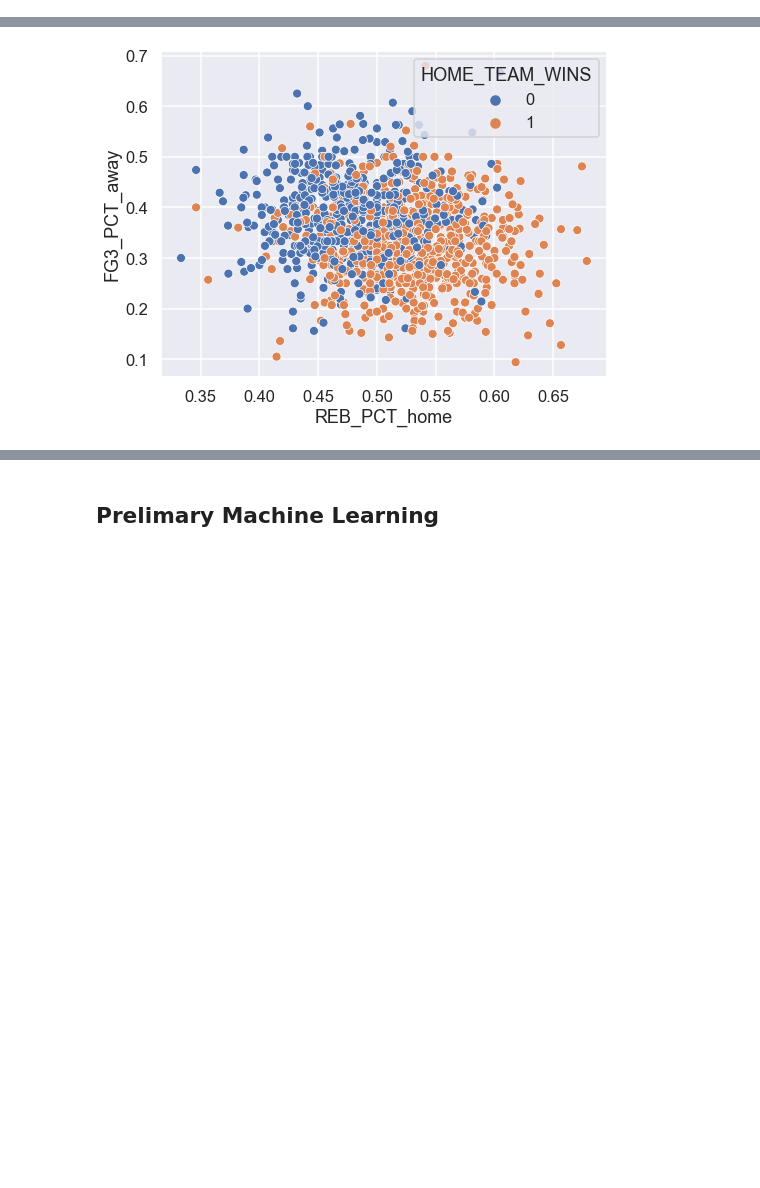
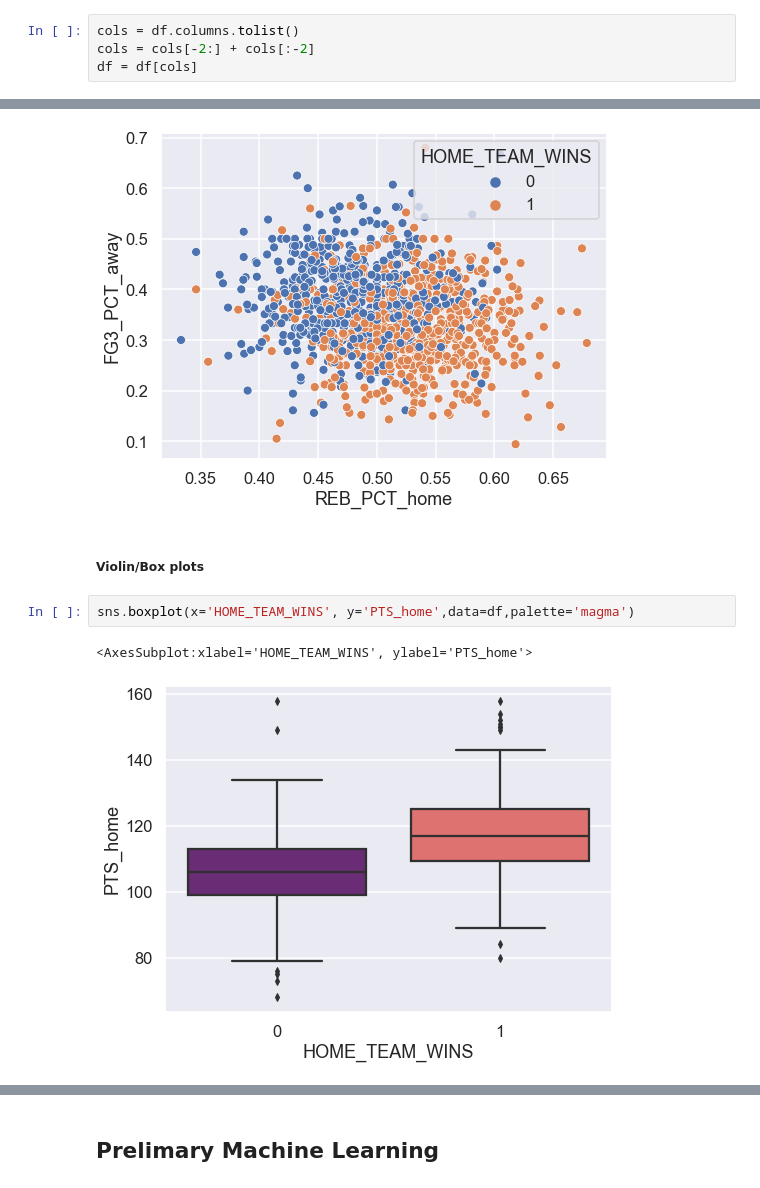
Before and after one commit to apainintheneck/nba-data-science, a Jupyter notebook: project_update.ipynb, the cells around one changed output, grey strips where cells are left out. Cells and saved outputs as stored; diff of their text form; blank space fills up the shorter version.

```diff
--- a/project_update.ipynb
+++ b/project_update.ipynb
@@ -144,0 +223,4 @@ sns.heatmap(df.corr());
+# %%
+cols = df.columns.tolist()
+cols = cols[-2:] + cols[:-2]
+df = df[cols]
@@ -150,3 +254,10 @@ sns.scatterplot(x="FT_PCT_home", y="FG_PCT_home", hue='HOME_TEAM_WINS', data=df)
 sns.scatterplot(x="REB_PCT_home", y="FG3_PCT_away", hue='HOME_TEAM_WINS', data=df);
 # %% [output]
 [figure]
+# %% [markdown]
+##### Violin/Box plots
+# %%
+sns.boxplot(x='HOME_TEAM_WINS', y='PTS_home',data=df,palette='magma')
+# %% [output]
+<AxesSubplot:xlabel='HOME_TEAM_WINS', ylabel='PTS_home'>
+[figure, added]
```
Also changed, not shown: parts of 75 cells of this notebook.
